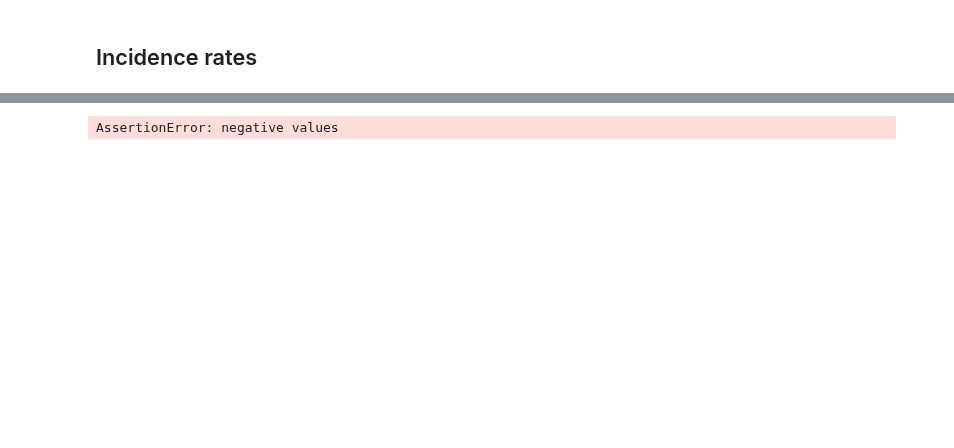
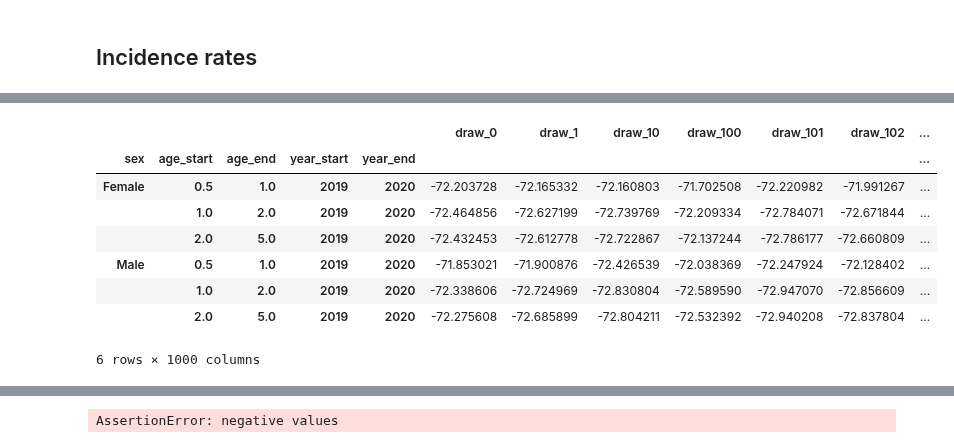
Before and after one commit to ihmeuw/vivarium_research_ciff_sam, a Jupyter notebook: wasting_transitions/alibow_vicious_cycle/vicious_cycle_effect_estimation.ipynb, the cells around one changed output, grey strips where cells are left out. Cells and saved outputs as stored; diff of their text form; code cells hidden in the pictures; blank space fills up the shorter version.

```diff
--- a/wasting_transitions/alibow_vicious_cycle/vicious_cycle_effect_estimation.ipynb
+++ b/wasting_transitions/alibow_vicious_cycle/vicious_cycle_effect_estimation.ipynb
@@ -77,3 +64,0 @@ incidence_c302
-# %%
-remission_c302 = 1 / (4.3/365) * prevalence_c302
-remission_c302
@@ -113,9 +65,11 @@ This method ignores correlation between diarrheal diseases and other causes"""
+# %%
+emr_c302 = csmr_c302 / prevalence_c302
 # %% [markdown]
 ## Wasting transition rates
 
 These were read-in from simulation model output rather than calculating them directly given the complexity of the calculations. This should be updated as the model is finalized. The exception is for r4 and i3 (which are currently undergoing calibration)
 # %%
-output_dir ='/ihme/costeffectiveness/results/vivarium_ciff_sam/v4.1_wasting_treatment/ciff_sam/2021_09_24_16_36_30/count_data/'
+output_dir ='/ihme/costeffectiveness/results/vivarium_ciff_sam/v5.3.2_remission_rate_changes/ciff_sam/2022_01_28_17_10_48/count_data/'
 wasting_transitions = pd.read_csv(output_dir + 'wasting_transition_count.csv').drop(columns='Unnamed: 0')
 wasting_transitions = (wasting_transitions
                        .loc[wasting_transitions.scenario=='baseline']
@@ -319,0 +306,12 @@ print(i_D1.mean().mean(), i_D2.mean().mean(), i_D3.mean().mean())
+# %%
+i_D1/p_D1
+# %% [output]
+|  |  |  |  |  | draw_0 | draw_1 | draw_10 | draw_100 | draw_101 | draw_102 | ... |
+| sex | age_start | age_end | year_start | year_end |  |  |  |  |  |  | ... |
+| Female | 0.5 | 1.0 | 2019 | 2020 | -72.203728 | -72.165332 | -72.160803 | -71.702508 | -72.220982 | -71.991267 | ... |
+|  | 1.0 | 2.0 | 2019 | 2020 | -72.464856 | -72.627199 | -72.739769 | -72.209334 | -72.784071 | -72.671844 | ... |
+|  | 2.0 | 5.0 | 2019 | 2020 | -72.432453 | -72.612778 | -72.722867 | -72.137244 | -72.786177 | -72.660809 | ... |
+| Male | 0.5 | 1.0 | 2019 | 2020 | -71.853021 | -71.900876 | -72.426539 | -72.038369 | -72.247924 | -72.128402 | ... |
+|  | 1.0 | 2.0 | 2019 | 2020 | -72.338606 | -72.724969 | -72.830804 | -72.589590 | -72.947070 | -72.856609 | ... |
+|  | 2.0 | 5.0 | 2019 | 2020 | -72.275608 | -72.685899 | -72.804211 | -72.532392 | -72.940208 | -72.837804 | ... |
+6 rows × 1000 columns
```
Also changed, not shown: parts of 11 cells of this notebook, 10 other files.
